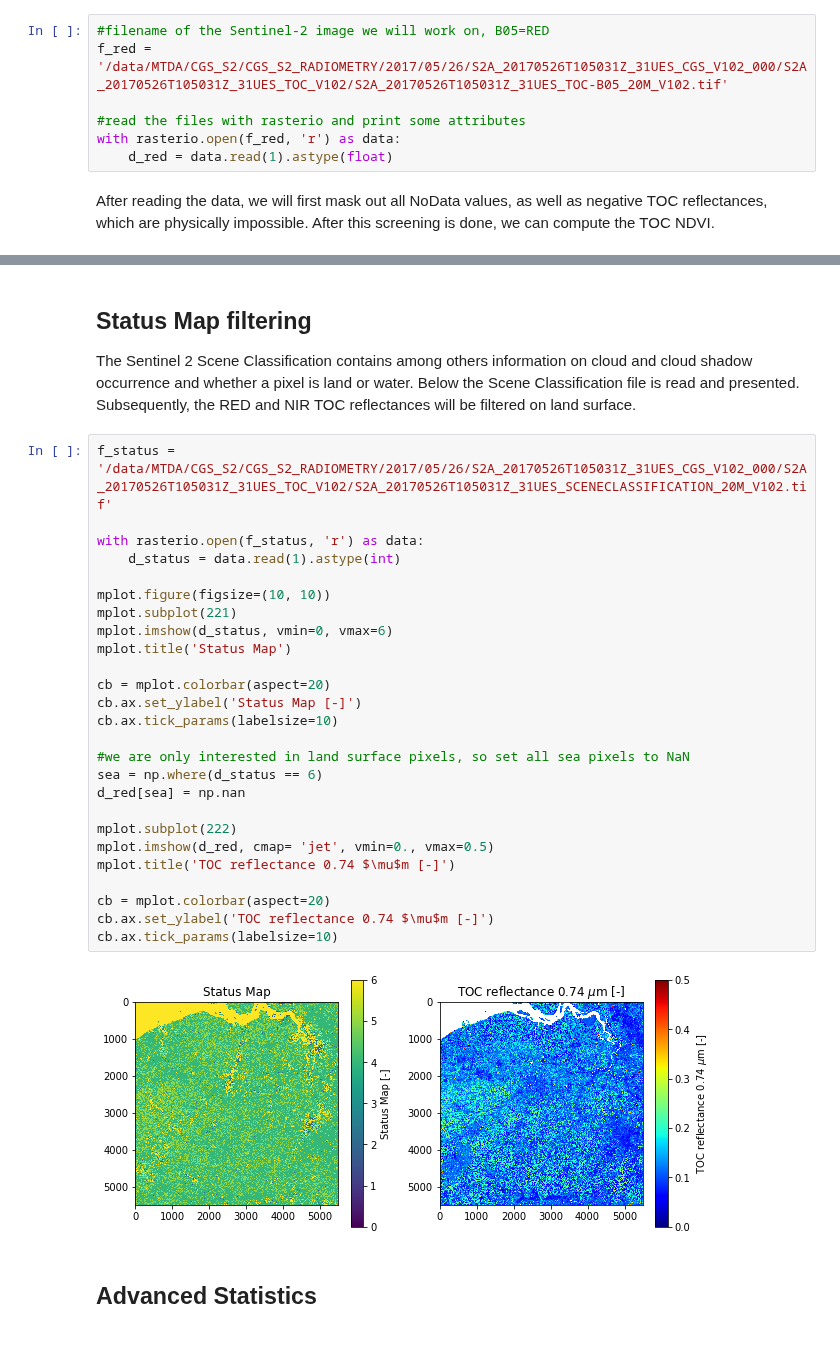
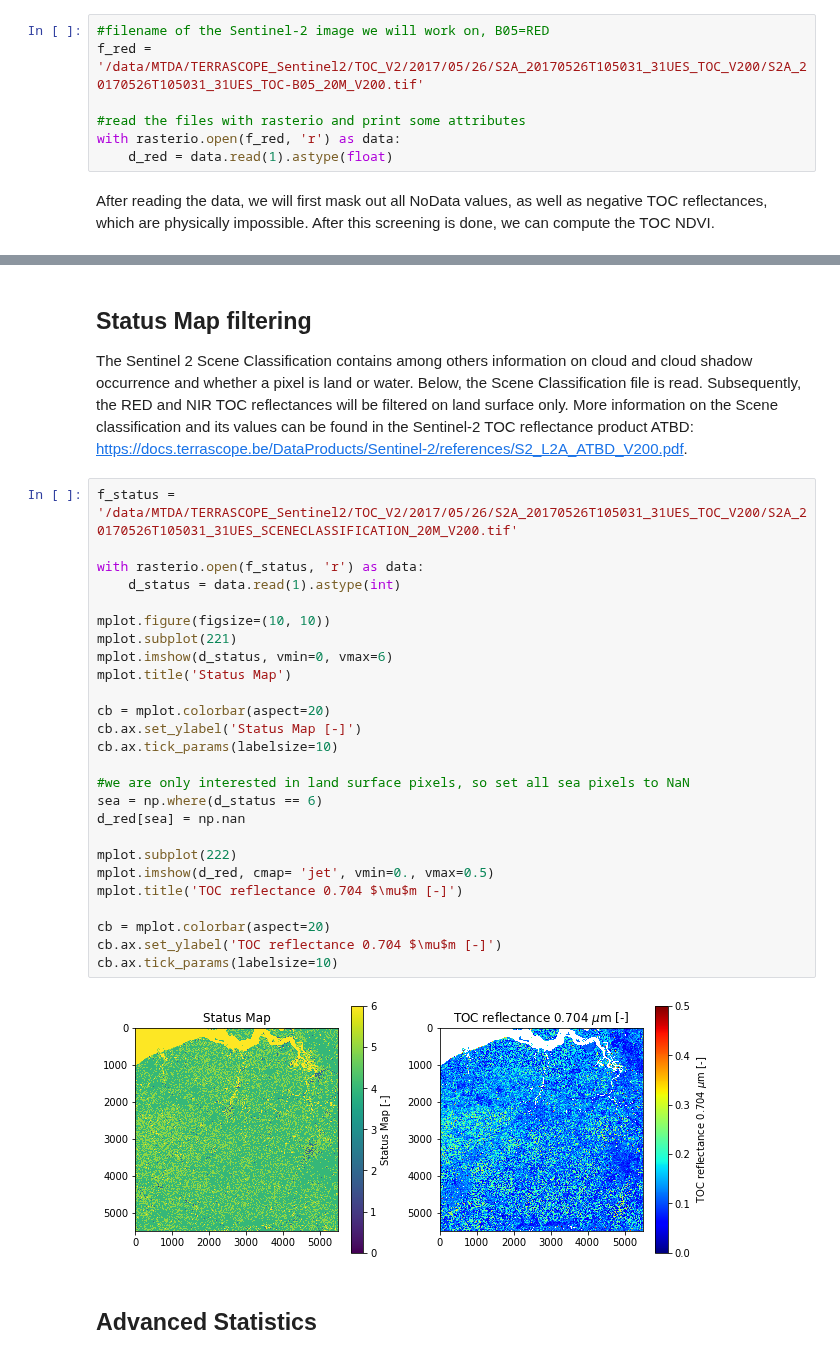
Before and after one commit to VITObelgium/notebook-samples, a Jupyter notebook: Terrascope/Advanced/Sentinel-2_advanced.ipynb, the cells around one changed output, grey strips where cells are left out. Cells and saved outputs as stored; diff of their text form.

```diff
--- a/Terrascope/Advanced/Sentinel-2_advanced.ipynb
+++ b/Terrascope/Advanced/Sentinel-2_advanced.ipynb
@@ -22,6 +25,6 @@ As for the Sentinel-2 beginner notebook, we load Sentinel-2 10 m TOC reflectance
 # %%
 #filename of the Sentinel-2 image we will work on, B05=RED
-f_red = '/data/MTDA/CGS_S2/CGS_S2_RADIOMETRY/2017/05/26/S2A_20170526T105031Z_31UES_CGS_V102_000/S2A_20170526T105031Z_31UES_TOC_V102/S2A_20170526T105031Z_31UES_TOC-B05_20M_V102.tif'
+f_red = '/data/MTDA/TERRASCOPE_Sentinel2/TOC_V2/2017/05/26/S2A_20170526T105031_31UES_TOC_V200/S2A_20170526T105031_31UES_TOC-B05_20M_V200.tif'
 
 #read the files with rasterio and print some attributes
 with rasterio.open(f_red, 'r') as data:
@@ -37,34 +41,36 @@ d_red[noval] = np.nan
 d_red = d_red * 0.0001
 # %% [markdown]
 ## Status Map filtering
-The Sentinel 2 Scene Classification contains among others information on cloud and cloud shadow occurrence and whether a pixel is land or water. Below the Scene Classification file is read and presented. Subsequently, the RED and NIR TOC reflectances will be filtered on land surface.
+The Sentinel 2 Scene Classification contains among others information on cloud and cloud shadow occurrence and whether a pixel is land or water. Below, the Scene Classification file is read.
+Subsequently, the RED and NIR TOC reflectances will be filtered on land surface only.
+More information on the Scene classification and its values can be found in the Sentinel-2 TOC reflectance product ATBD: https://docs.terrascope.be/DataProducts/Sentinel-2/references/S2_L2A_ATBD_V200.pdf.
 # %%
-f_status = '/data/MTDA/CGS_S2/CGS_S2_RADIOMETRY/2017/05/26/S2A_20170526T105031Z_31UES_CGS_V102_000/S2A_20170526T105031Z_31UES_TOC_V102/S2A_20170526T105031Z_31UES_SCENECLASSIFICATION_20M_V102.tif'
+f_status = '/data/MTDA/TERRASCOPE_Sentinel2/TOC_V2/2017/05/26/S2A_20170526T105031_31UES_TOC_V200/S2A_20170526T105031_31UES_SCENECLASSIFICATION_20M_V200.tif'
 
 with rasterio.open(f_status, 'r') as data:
     d_status = data.read(1).astype(int)
 
 mplot.figure(figsize=(10, 10))
 mplot.subplot(221)
 mplot.imshow(d_status, vmin=0, vmax=6)
 mplot.title('Status Map')
 
 cb = mplot.colorbar(aspect=20)
 cb.ax.set_ylabel('Status Map [-]')
 cb.ax.tick_params(labelsize=10)
 
 #we are only interested in land surface pixels, so set all sea pixels to NaN
 sea = np.where(d_status == 6)
 d_red[sea] = np.nan
 
 mplot.subplot(222)
 mplot.imshow(d_red, cmap= 'jet', vmin=0., vmax=0.5)
-mplot.title('TOC reflectance 0.74 $\mu$m [-]')
+mplot.title('TOC reflectance 0.704 $\mu$m [-]')
 
 cb = mplot.colorbar(aspect=20)
-cb.ax.set_ylabel('TOC reflectance 0.74 $\mu$m [-]')
+cb.ax.set_ylabel('TOC reflectance 0.704 $\mu$m [-]')
 cb.ax.tick_params(labelsize=10)
 # %% [output]
-[figure, old version]
+[figure, new version]
 # %% [markdown]
 ## Advanced Statistics
```
Also changed, not shown: parts of 12 cells of this notebook.
